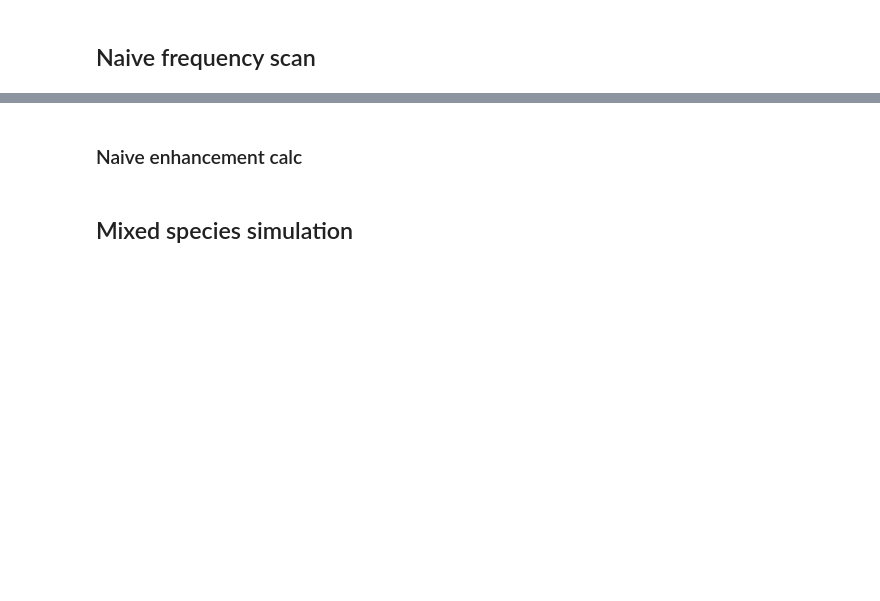
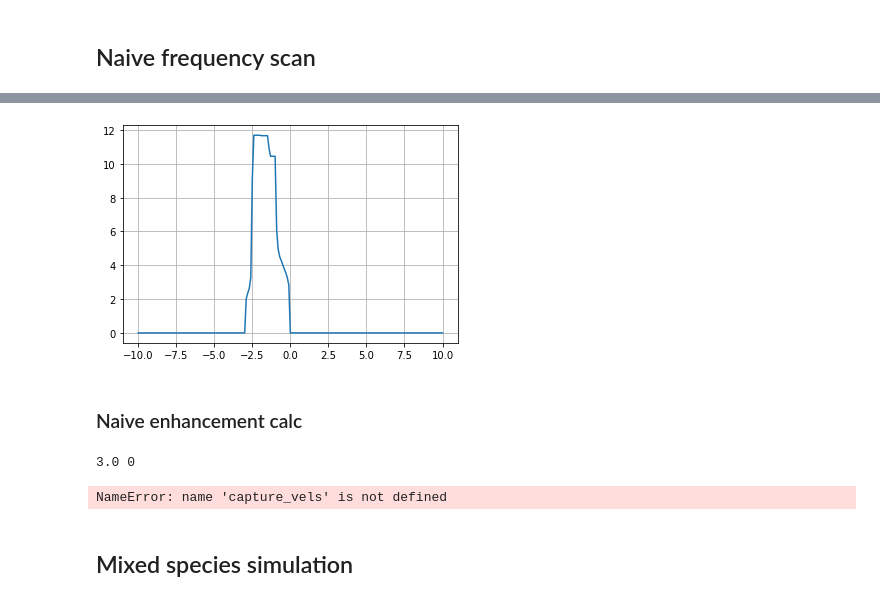
Before and after one commit to UVQuanT-Ultracold-AlF/Cd-MOT, a Jupyter notebook: Cd_MOT.ipynb, the cells around one changed output, grey strips where cells are left out. Cells and saved outputs as stored; diff of their text form; code cells hidden in the pictures; blank space fills up the shorter version.

```diff
--- a/Cd_MOT.ipynb
+++ b/Cd_MOT.ipynb
@@ -1163,2 +1202,7 @@ plt.colorbar()
+# %%
+plt.plot(MOT_range, MOT_scan_capture_vels)
+plt.grid()
+# %% [output]
+[figure, added]
 # %% [markdown]
 ### Naive enhancement calc
@@ -1169,0 +1209,4 @@ enhancement_factor = [[enhancement(w_slower, wo_slower) for w_slower, wo_slower
+# %%
+c_vel_without_slower = [captureVelocityForEq(dMOT, 0, lasers = MOT_Beams) for dMOT in MOT_range]
+# %% [output]
+3.0 0
@@ -1170,10 +1215,17 @@ enhancement_factor = [[enhancement(w_slower, wo_slower) for w_slower, wo_slower
 # %%
-freq_conv_factor = 19.15*4369238.4
+def sigmoid(x):
+    sig = 1 / (1 + np.exp(-x))
+    return sig
+
+enhancement = lambda with_slower, without_slower : sigmoid(with_slower - without_slower)
+enhancement_factor = [[enhancement(w_slower, wo_slower) for w_slower, wo_slower in zip(MOTScan_wslower, c_vel_without_slower)] for MOTScan_wslower in capture_vels]
 
 plt.pcolormesh(*np.meshgrid(MOT_range*freq_conv_factor/1e6, slower_range*freq_conv_factor/1e6),enhancement_factor, cmap = 'gnuplot')
 plt.xlabel("MOT detuning [MHz]")
 plt.ylabel("Slower detuning [MHz]")
 plt.colorbar()
+# %% [output]
+NameError: name 'capture_vels' is not defined
 # %% [markdown]
 ## Mixed species simulation
 # %%
```
Also changed, not shown: parts of 31 cells of this notebook, 3 other files.
